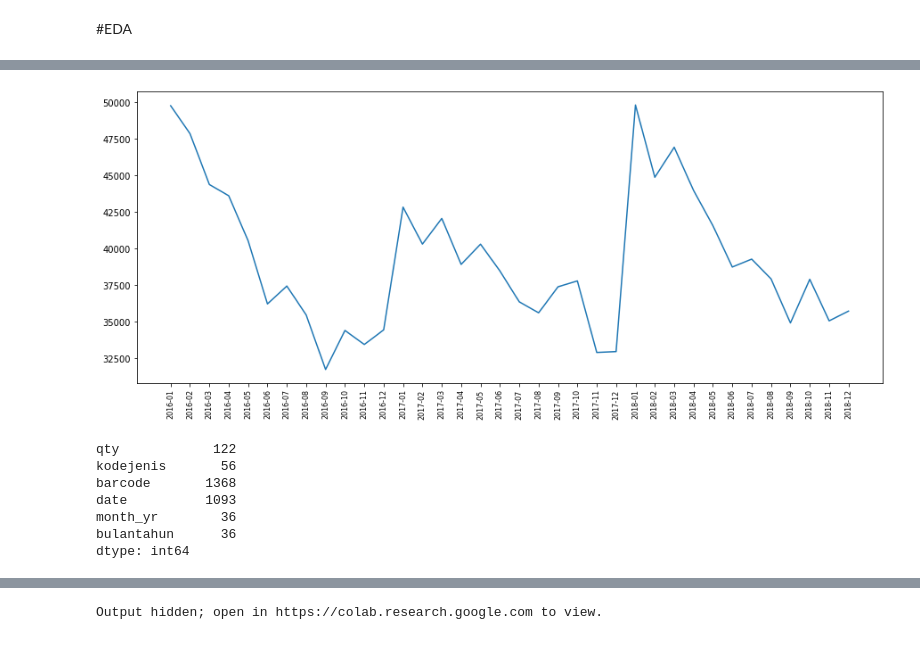
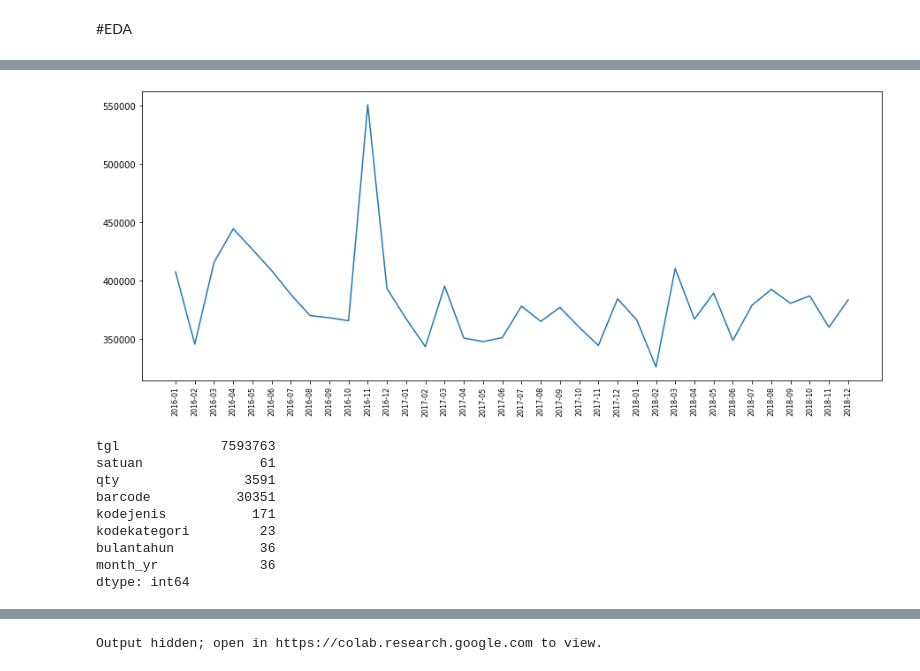
Before and after one commit to diegoray/sales-prediction-gru, a Jupyter notebook: ipynb/EDA.ipynb, the cells around one changed output, grey strips where cells are left out. Cells and saved outputs as stored; diff of their text form; code cells hidden in the pictures.

```diff
--- a/ipynb/EDA.ipynb
+++ b/ipynb/EDA.ipynb
@@ -153,4 +55,9 @@ train['bulantahun'] = train['date'].apply(lambda x: x.strftime('%Y-%m')).astype(
+# %%
+df = pd.concat([df2016, df2017, df2018])
+# %%
+df['bulantahun'] = df['tgl'].apply(lambda x: x.strftime('%Y-%m')).astype(str)
+df['month_yr'] = df['tgl'].apply(lambda x: x.strftime('%m-%y')).astype(str)
 # %%
-train['month_yr'] = train['month_yr'].map({'01-16':0,'02-16':1,'03-16':2,'04-16':3,'05-16':4,'06-16':5,'07-16':6,'08-16':7,'09-16':8,'10-16':9,'11-16':10,'12-16':11,
+df['month_yr'] = df['month_yr'].map({'01-16':0,'02-16':1,'03-16':2,'04-16':3,'05-16':4,'06-16':5,'07-16':6,'08-16':7,'09-16':8,'10-16':9,'11-16':10,'12-16':11,
                                           '01-17':12,'02-17':13,'03-17':14,'04-17':15,'05-17':16,'06-17':17,'07-17':18,'08-17':19,'09-17':20,'10-17':21,'11-17':22,'12-17':23,
                                           '01-18':24,'02-18':25,'03-18':26,'04-18':27,'05-18':28,'06-18':29,'07-18':30,'08-18':31,'09-18':32,'10-18':33,'11-18':34,'12-18':35})
@@ -162,22 +81,24 @@ train['month_yr'] = train['month_yr'].map({'01-16':0,'02-16':1,'03-16':2,'04-16'
 # %%
 # overall sales trend
-train_trend = train.groupby('bulantahun').sum()['qty'].reset_index()
+df_trend = df.groupby('bulantahun').sum()['qty'].reset_index()
 # %%
 plt.figure(figsize=(15,6))
-plt.plot(train_trend['bulantahun'], train_trend['qty'])
+plt.plot(df_trend['bulantahun'], df_trend['qty'])
 plt.xticks(rotation='vertical', size=8)
 plt.show()
 # %% [output]
-[figure, old version]
+[figure, new version]
 # %%
-train.nunique()
+df.nunique()
 # %% [output]
-qty            122
-kodejenis       56
-barcode       1368
-date          1093
-month_yr        36
-bulantahun      36
+tgl             7593763
+satuan               61
+qty                3591
+barcode           30351
+kodejenis           171
+kodekategori         23
+bulantahun           36
+month_yr             36
 dtype: int64
 # %%
 # top 10 most selling poducts
```
Also changed, not shown: parts of 33 cells of this notebook, 4 other files.
